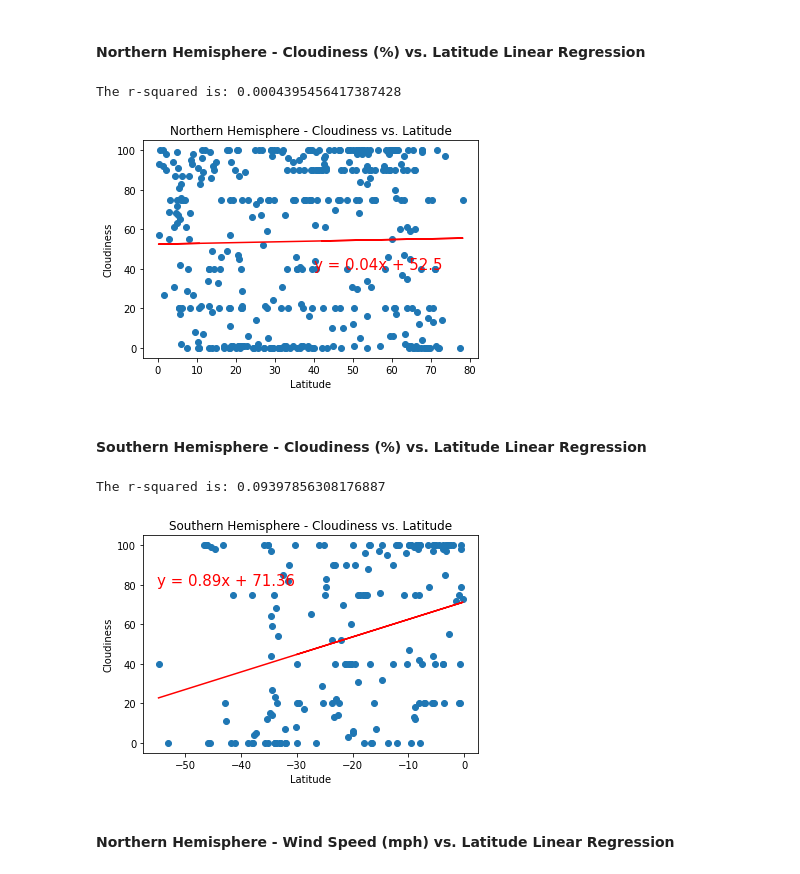
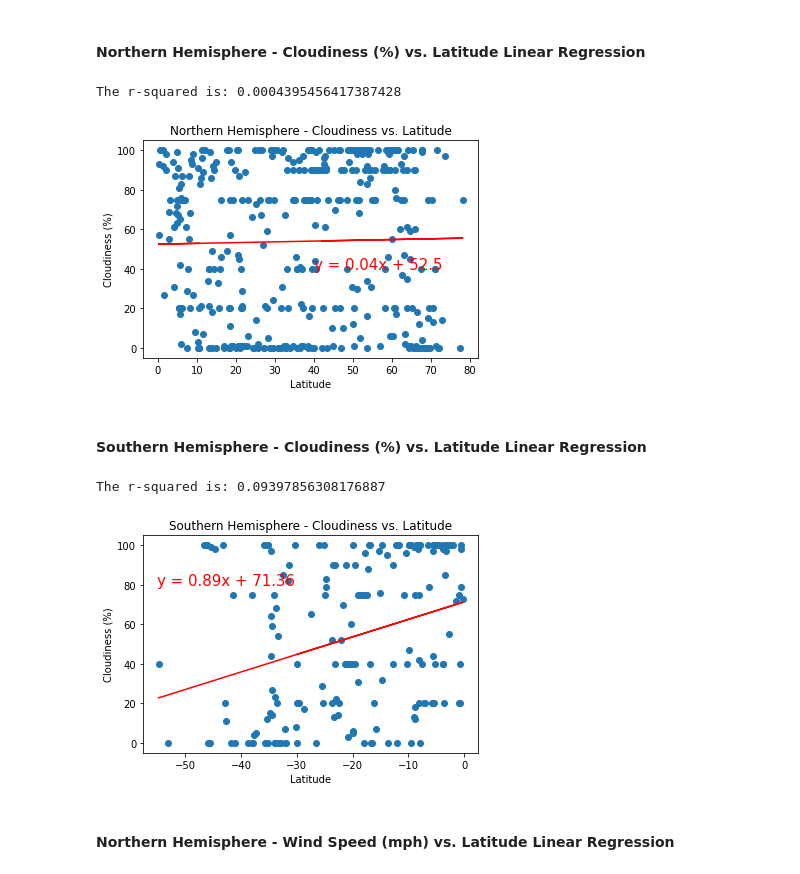
Before and after one commit to kaylamacaione/python-api-challenge, a Jupyter notebook: WeatherPy.ipynb, the cells around one changed output. Drawn from its saved outputs; the diff is of its cells as text; code cells hidden in the pictures.

```diff
--- a/WeatherPy.ipynb
+++ b/WeatherPy.ipynb
@@ -331,26 +331,26 @@ The r-squared is: 0.14604968969878296
 # %%
 x_values = northern['Latitude']
 y_values = northern['Cloudiness']
 
 (slope, intercept, rvalue, pvalue, stderr) = linregress(x_values, y_values)
 
 regress_values = x_values * slope + intercept
 
 line_eq = "y = " + str(round(slope,2)) + "x + " + str(round(intercept,2))
 
 plt.scatter(x_values,y_values)
 plt.plot(x_values,regress_values,"r-")
 
 print(f"The r-squared is: {rvalue**2}")
 
 plt.annotate(line_eq,(40,40),fontsize=15,color="red")
 plt.title("Northern Hemisphere - Cloudiness vs. Latitude")
 plt.xlabel('Latitude')
-plt.ylabel('Cloudiness')
+plt.ylabel('Cloudiness (%)')
 plt.show()
 # %% [output]
 The r-squared is: 0.0004395456417387428
-[figure, old version]
+[figure, new version]
 # %% [markdown]
 ####  Southern Hemisphere - Cloudiness (%) vs. Latitude Linear Regression
 # %%
@@ -371,11 +371,11 @@ print(f"The r-squared is: {rvalue**2}")
 plt.annotate(line_eq,(-55,80),fontsize=15,color="red")
 plt.title("Southern Hemisphere - Cloudiness vs. Latitude")
 plt.xlabel('Latitude')
-plt.ylabel('Cloudiness')
+plt.ylabel('Cloudiness (%)')
 plt.show()
 # %% [output]
 The r-squared is: 0.09397856308176887
-[figure, old version]
+[figure, new version]
 # %% [markdown]
 ####  Northern Hemisphere - Wind Speed (mph) vs. Latitude Linear Regression
 # %%
```
